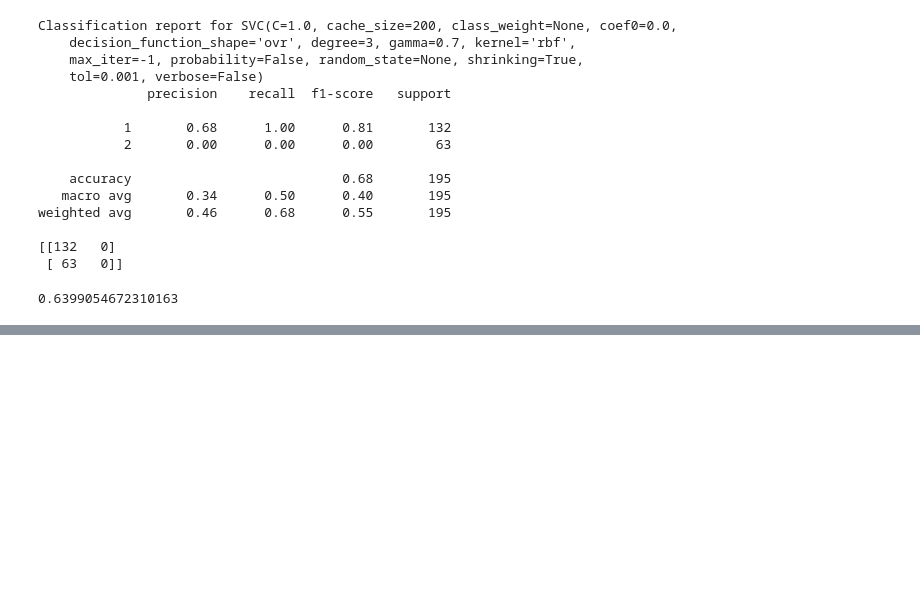
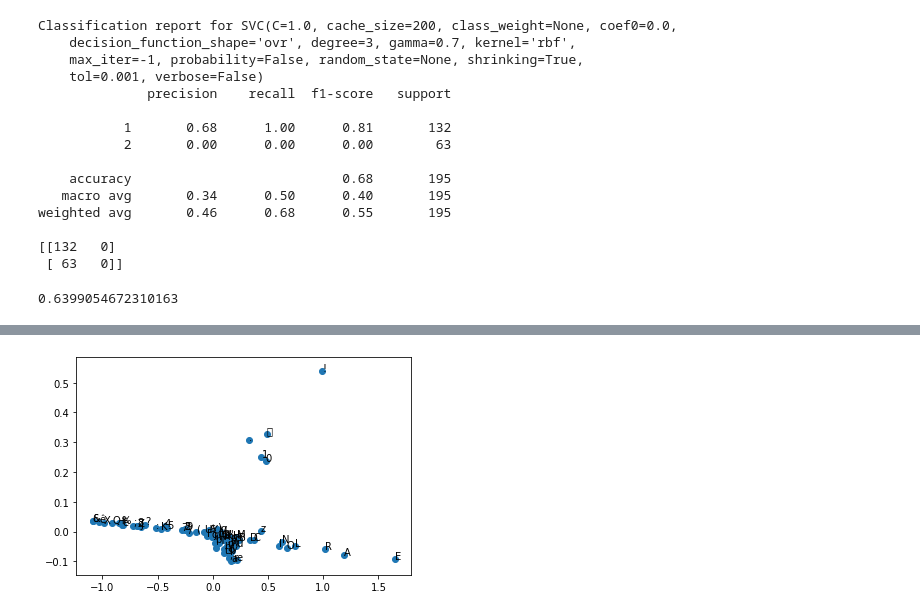
Before and after one commit to zlessner/CSC680-Assignment1-Scikit, a Jupyter notebook: Assignment1.ipynb, the cells around one changed output, grey strips where cells are left out. Cells and saved outputs as stored; diff of their text form; code cells hidden in the pictures; blank space fills up the shorter version.

Commit message:
Part 2 image and text classification

```diff
--- a/Assignment1.ipynb
+++ b/Assignment1.ipynb
@@ -400,0 +604,11 @@ sum(steelplates_mlp_test)/9
+# %%
+fname = open("yelp_labelled.txt")      # better to open files in a `with` statement
+lst = list()                   # lst = [] is more Pythonic
+for line in fname:
+    line = line.rstrip()       # not required, `split()` will do this anyway
+    words = line.split(' ')    # don't specify a delimiter, `line.split()` will split on all white space
+    for word in words:
+        if word in lst: continue
+        lst = lst + words      # this is the reason that you end up with duplicates... words is the list of all words for this line!
+    lst.sort()                 # don't sort in the for loop, just once afterwards.
+print (lst)
@@ -400,0 +656,14 @@ sum(steelplates_mlp_test)/9
+# %%
+change = Word2Vec(lst, size=300, min_count=1)
+# %%
+embed = model_1[change.wv.vocab]
+pca = PCA(n_components=5)
+result = pca.fit_transform(embed)
+# %%
+pyplot.scatter(result[:, 0], result[:, 1])
+describe = list(change.wv.vocab)
+for i, letters in enumerate(describe):
+    pyplot.annotate(letters, xy=(result[i, 0], result[i, 1]))
+pyplot.show()
+# %% [output]
+[figure, added]
```
Also changed, not shown: parts of 27 cells of this notebook, 4 other files.
